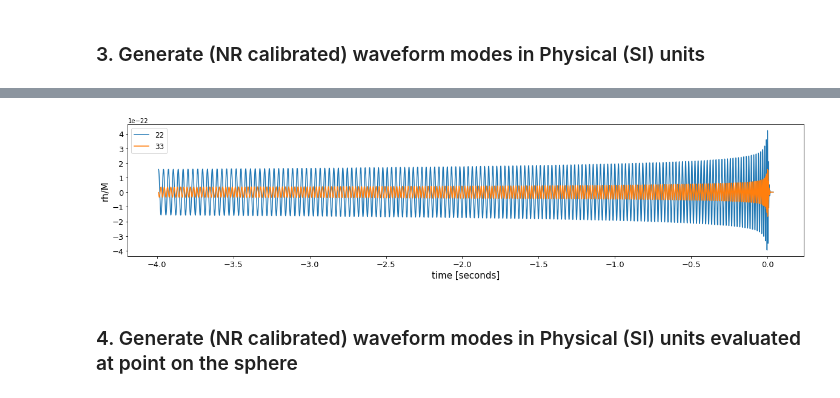
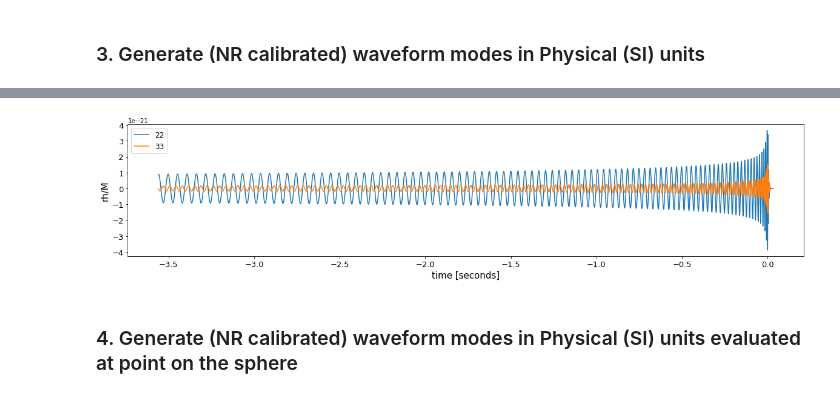
Before and after one commit to BlackHolePerturbationToolkit/BHPTNRSurrogate, a Jupyter notebook: tutorials/BHPTNRSur2dq1e3/BHPTNRSur2dq1e3_notebook.ipynb, the cells around one changed output, grey strips where cells are left out. Cells and saved outputs as stored; diff of their text form; code cells hidden in the pictures.

```diff
--- a/tutorials/BHPTNRSur2dq1e3/BHPTNRSur2dq1e3_notebook.ipynb
+++ b/tutorials/BHPTNRSur2dq1e3/BHPTNRSur2dq1e3_notebook.ipynb
@@ -114,7 +104,7 @@ dict_keys([(2, 2), (2, 1), (3, 1), (3, 2), (3, 3), (4, 2), (4, 3), (4, 4)])
 # %% [markdown]
 ### 3. Generate (NR calibrated) waveform modes in Physical (SI) units
 # %%
-tsur, hsur = bhptsur.generate_surrogate(q=100, spin1=0.0, M_tot=60, dist_mpc=100)
+tsur, hsur = bhptsur.generate_surrogate(q=10, spin1=0.3, M_tot=60, dist_mpc=100)
 
 print(hsur.keys())
 
@@ -132,5 +121,5 @@ WARNING : modes are NOT NR calibrated - waveforms only have 0PA contribution
 dict_keys([(2, 2), (2, 1), (3, 1), (3, 2), (3, 3), (4, 2), (4, 3), (4, 4)])
-[figure, old version]
+[figure, new version]
 # %% [markdown]
 ### 4. Generate (NR calibrated) waveform modes in Physical (SI) units evaluated at point on the sphere
 # %%
```
Also changed, not shown: parts of 20 cells of this notebook, 1 other file.
